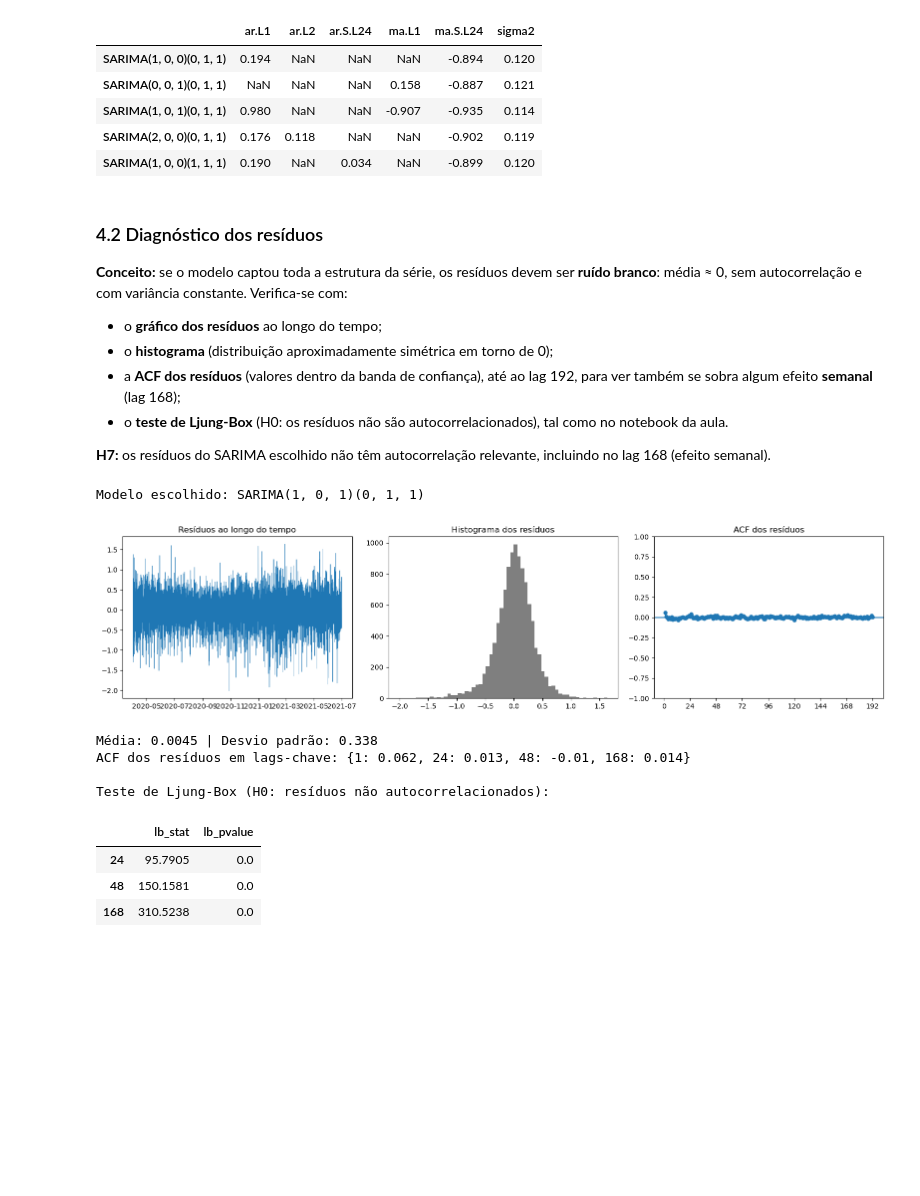
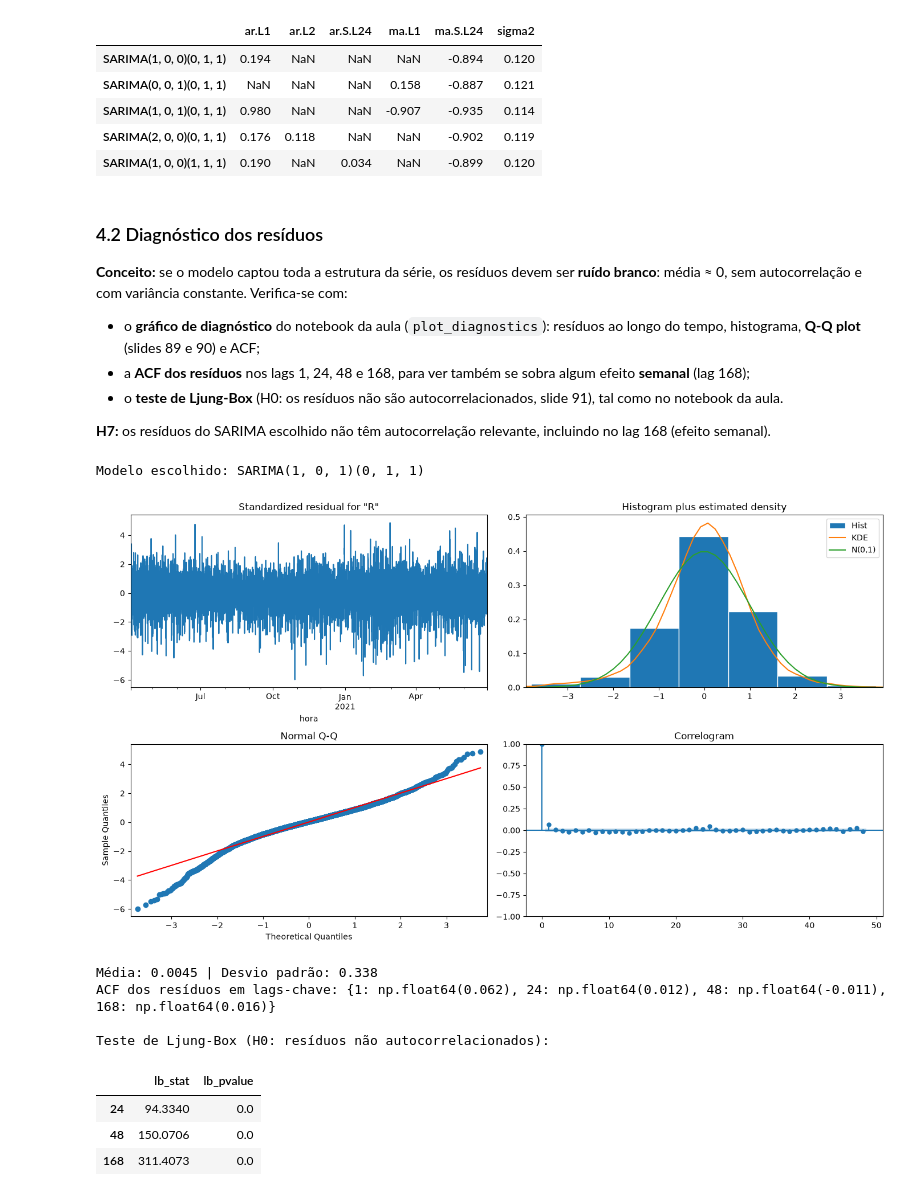
Before and after one commit to 1231478-Ellah-Fleischmann/MINDD-PROJETO-2, a Jupyter notebook: task2.ipynb, the cells around one changed output. Drawn from its saved outputs; the diff is of its cells as text; code cells hidden in the pictures; blank space fills up the shorter version.

```diff
--- a/task2.ipynb
+++ b/task2.ipynb
@@ -473,51 +473,42 @@ pd.DataFrame({nome: m.params for nome, m in modelos_sarima.items()}).T.round(3)
 ### 4.2 Diagnóstico dos resíduos
 
 **Conceito:** se o modelo captou toda a estrutura da série, os resíduos devem ser **ruído branco**: média ≈ 0, sem autocorrelação e com variância constante. Verifica-se com:
-- o **gráfico dos resíduos** ao longo do tempo;
-- o **histograma** (distribuição aproximadamente simétrica em torno de 0);
-- a **ACF dos resíduos** (valores dentro da banda de confiança), até ao lag 192, para ver também se sobra algum efeito **semanal** (lag 168);
-- o **teste de Ljung-Box** (H0: os resíduos não são autocorrelacionados), tal como no notebook da aula.
+- o **gráfico de diagnóstico** do notebook da aula (`plot_diagnostics`): resíduos ao longo do tempo, histograma, **Q-Q plot** (slides 89 e 90) e ACF;
+- a **ACF dos resíduos** nos lags 1, 24, 48 e 168, para ver também se sobra algum efeito **semanal** (lag 168);
+- o **teste de Ljung-Box** (H0: os resíduos não são autocorrelacionados, slide 91), tal como no notebook da aula.
 
 **H7:** os resíduos do SARIMA escolhido não têm autocorrelação relevante, incluindo no lag 168 (efeito semanal).
 # %%
-from statsmodels.tsa.stattools import acf
-
 # Modelo com menor AIC
 melhor_sarima = resultados_sarima.index[0]
 sarima = modelos_sarima[melhor_sarima]
 print('Modelo escolhido:', melhor_sarima, '\n')
 
-# Resíduos (as primeiras 25 horas são excluídas: efeito da diferenciação sazonal)
-residuos_sarima = sarima.resid[25:]
+# Resíduos sem o período de inicialização (como no notebook da aula)
+residuos_sarima = sarima.resid.iloc[sarima.loglikelihood_burn:]
 
-fig, axes = plt.subplots(1, 3, figsize=(16, 4))
-axes[0].plot(residuos_sarima, linewidth=0.5)
-axes[0].set_title('Resíduos ao longo do tempo')
-axes[1].hist(residuos_sarima, bins=60, color='tab:gray')
-axes[1].set_title('Histograma dos resíduos')
-plot_acf(residuos_sarima, lags=192, zero=False, bartlett_confint=False, ax=axes[2])
-axes[2].set_title('ACF dos resíduos')
-axes[2].set_xticks(range(0, 193, 24))
+# Diagnóstico da aula: resíduos, histograma, Q-Q plot e ACF
+sarima.plot_diagnostics(lags=48, figsize=(14, 8))
 plt.tight_layout()
 plt.show()
 
 v = acf(residuos_sarima, nlags=192)
 print(f'Média: {residuos_sarima.mean():.4f} | Desvio padrão: {residuos_sarima.std():.3f}')
 print('ACF dos resíduos em lags-chave:', {lag: round(v[lag], 3) for lag in [1, 24, 48, 168]}, '\n')
 
 print('Teste de Ljung-Box (H0: resíduos não autocorrelacionados):')
 acorr_ljungbox(residuos_sarima, lags=[24, 48, 168]).round(4)
 # %% [output]
 Modelo escolhido: SARIMA(1, 0, 1)(0, 1, 1)
-[figure, old version]
+[figure, new version]
 Média: 0.0045 | Desvio padrão: 0.338
-ACF dos resíduos em lags-chave: {1: 0.062, 24: 0.013, 48: -0.01, 168: 0.014}
+ACF dos resíduos em lags-chave: {1: np.float64(0.062), 24: np.float64(0.012), 48: np.float64(-0.011), 168: np.float64(0.016)}
 
 Teste de Ljung-Box (H0: resíduos não autocorrelacionados):
 |  | lb_stat | lb_pvalue |
-| 24 | 95.7905 | 0.0 |
-| 48 | 150.1581 | 0.0 |
-| 168 | 310.5238 | 0.0 |
+| 24 | 94.3340 | 0.0 |
+| 48 | 150.0706 | 0.0 |
+| 168 | 311.4073 | 0.0 |
 # %% [markdown]
 **Hipóteses e validação:**
 
```
Also changed, not shown: parts of 10 cells of this notebook.
